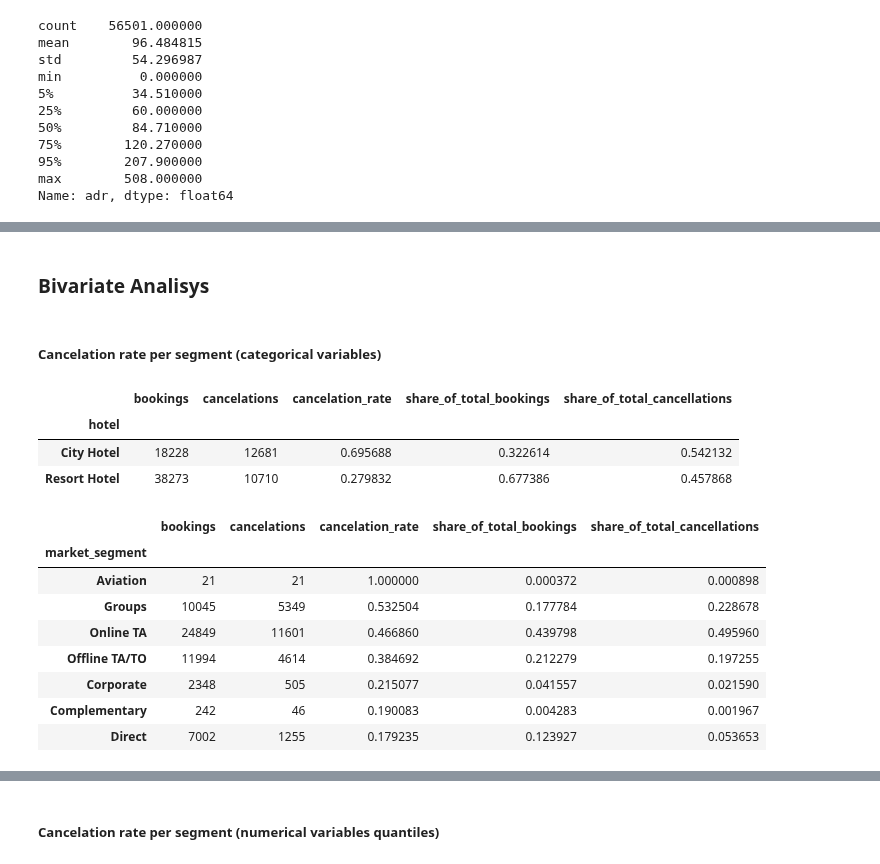
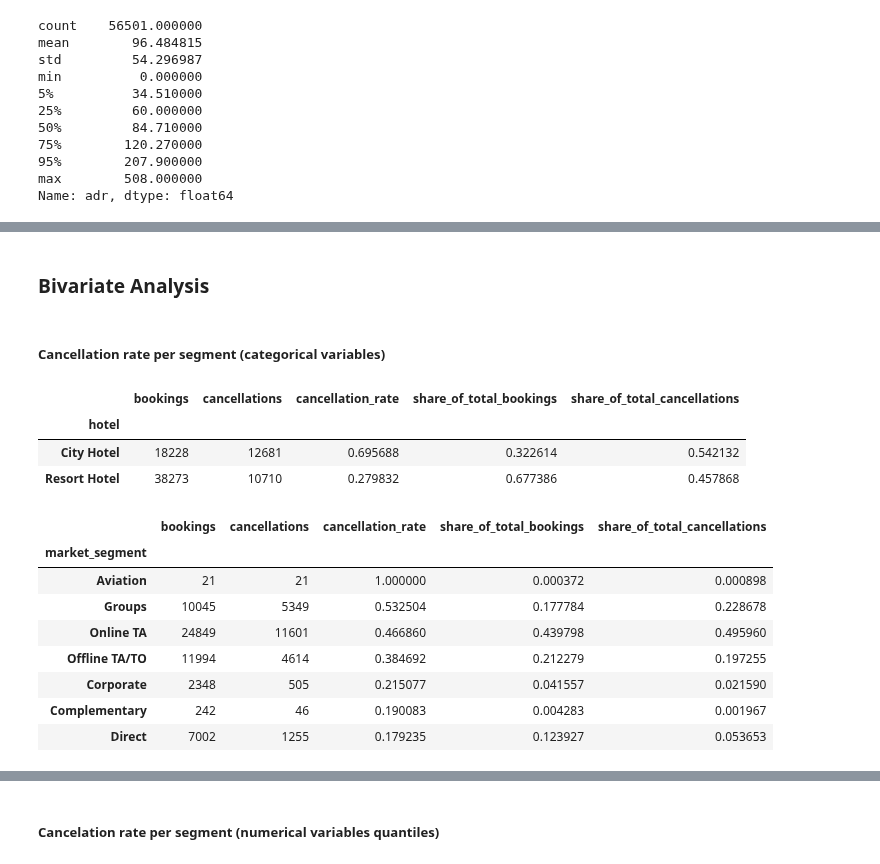
Before and after one commit to maxenceperon/Taller1_Felipe_Maxence_Ciencia_de_datos, a Jupyter notebook: eda.ipynb, the cells around one changed output, grey strips where cells are left out. Drawn from its saved outputs; the diff is of its cells as text; code cells hidden in the pictures.

```diff
--- a/eda.ipynb
+++ b/eda.ipynb
@@ -144,21 +144,21 @@ plt.show()
 # %% [markdown]
-### Bivariate Analisys
+### Bivariate Analysis
 # %% [markdown]
-##### Cancelation rate per segment (categorical variables)
+##### Cancellation rate per segment (categorical variables)
 # %%
 summary_hotel = (
     df.groupby("hotel")["is_canceled"].agg(
         bookings=("count"),
-        cancelations=("sum"),
-        cancelation_rate=("mean")
-    ).sort_values("cancelation_rate", ascending=False)
+        cancellations=("sum"),
+        cancellation_rate=("mean")
+    ).sort_values("cancellation_rate", ascending=False)
 )
 summary_hotel["share_of_total_bookings"] = (summary_hotel["bookings"] / summary_hotel["bookings"].sum())
-summary_hotel["share_of_total_cancellations"] = (summary_hotel["cancelations"] / summary_hotel["cancelations"].sum())
+summary_hotel["share_of_total_cancellations"] = (summary_hotel["cancellations"] / summary_hotel["cancellations"].sum())
 
 display(summary_hotel)
 # %% [output]
-|  | bookings | cancelations | cancelation_rate | share_of_total_bookings | share_of_total_cancellations |
+|  | bookings | cancellations | cancellation_rate | share_of_total_bookings | share_of_total_cancellations |
 | hotel |  |  |  |  |  |
 | City Hotel | 18228 | 12681 | 0.695688 | 0.322614 | 0.542132 |
 | Resort Hotel | 38273 | 10710 | 0.279832 | 0.677386 | 0.457868 |
@@ -166,16 +166,16 @@ display(summary_hotel)
 summary_market = (
     df.groupby("market_segment")["is_canceled"].agg(
         bookings=("count"),
-        cancelations=("sum"),
-        cancelation_rate=("mean")
-    ).sort_values("cancelation_rate", ascending=False)
+        cancellations=("sum"),
+        cancellation_rate=("mean")
+    ).sort_values("cancellation_rate", ascending=False)
 )
 summary_market["share_of_total_bookings"] = (summary_market["bookings"] / summary_hotel["bookings"].sum())
-summary_market["share_of_total_cancellations"] = (summary_market["cancelations"] / summary_hotel["cancelations"].sum())
+summary_market["share_of_total_cancellations"] = (summary_market["cancellations"] / summary_hotel["cancellations"].sum())
 
 display(summary_market)
 # %% [output]
-|  | bookings | cancelations | cancelation_rate | share_of_total_bookings | share_of_total_cancellations |
+|  | bookings | cancellations | cancellation_rate | share_of_total_bookings | share_of_total_cancellations |
 | market_segment |  |  |  |  |  |
 | Aviation | 21 | 21 | 1.000000 | 0.000372 | 0.000898 |
 | Groups | 10045 | 5349 | 0.532504 | 0.177784 | 0.228678 |
```
Also changed, not shown: parts of 12 cells of this notebook, 1 other file.
